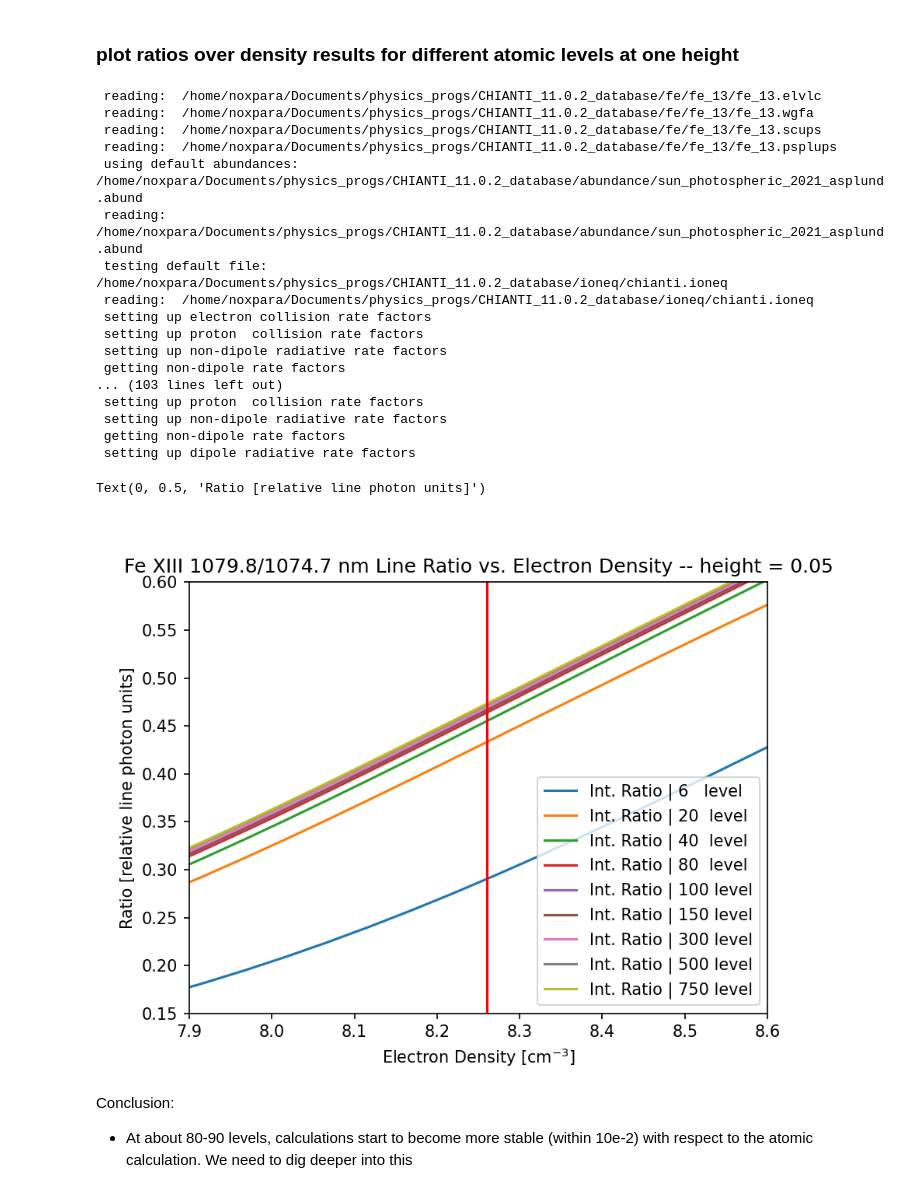
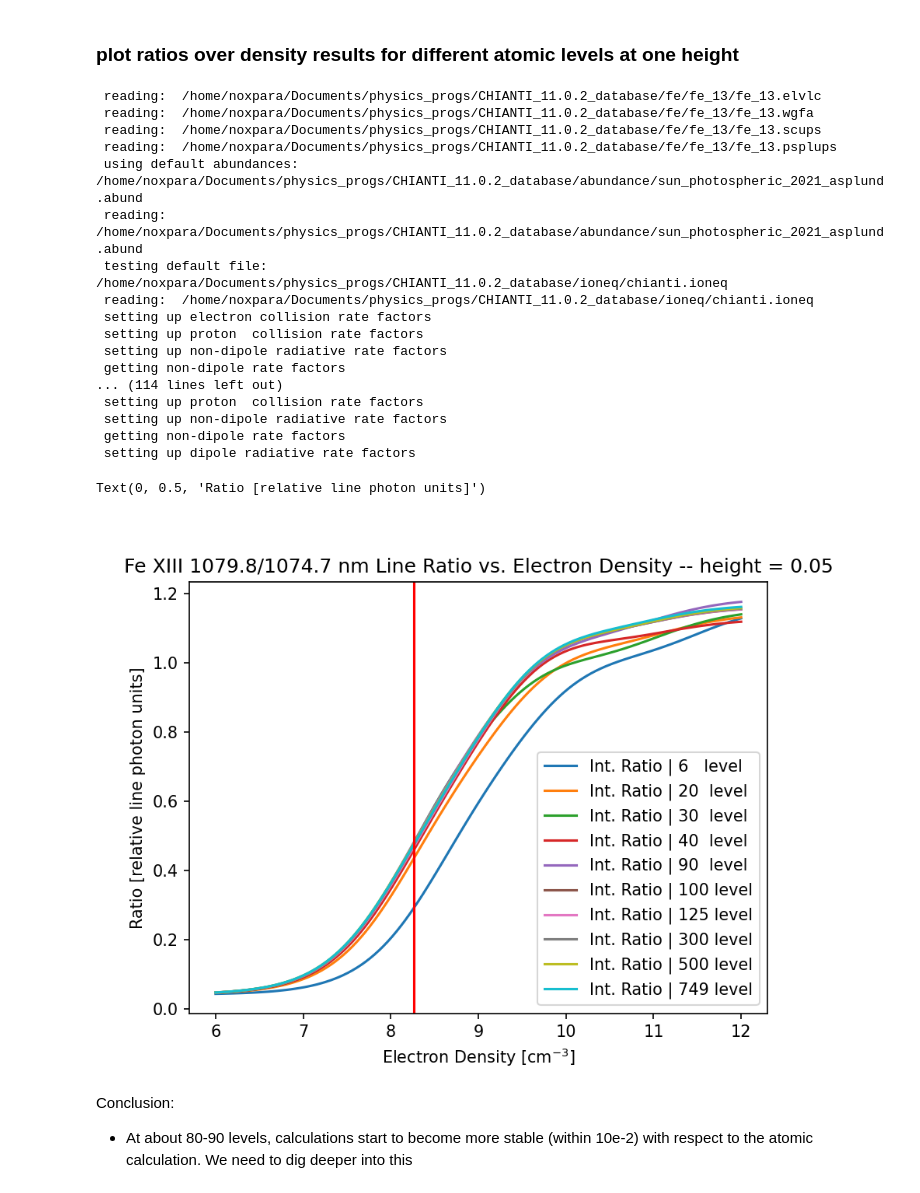
Before and after one commit to arparaschiv/FeXIII-coronal-density, a Jupyter notebook: PyCELP_generate_lookup.ipynb, the cells around one changed output. Saved outputs shown, nothing was run; the diff lists cells and outputs as text; code cells hidden in the pictures.

Commit message:
update-calcs

```diff
--- a/PyCELP_generate_lookup.ipynb
+++ b/PyCELP_generate_lookup.ipynb
@@ -38,7 +38,7 @@ os.environ["XUVTOP"] = '/home/noxpara/Documents/physics_progs/CHIANTI_11.0.2_dat
 
 %matplotlib widget
 # %%
-la   = 750          ### Number of levels to include when doing the statistical equiblibrium and radiative transfer equations. The database has ~750 levels. Anything above 100 levels shoudl be enough.
+la   = 200          ### Number of levels to include when doing the statistical equiblibrium and radiative transfer equations. The database has ~750 levels. Anything above 100 levels shoudl be enough.
 fe13 = pycelp.Ion('fe_13',nlevels = la)
 ## some useful prints of the Ion parameters extracted from the database
 #print("\n",fe13,"\n")                ## show extracted ion spacifications
@@ -181,7 +179,7 @@ Text(0, 0.5, 'Ratio [relative line photon units]')
 # %%
 
 eheight      = 0.05#np.linspace(0.01,1.00,99)       ## solar radius units above the limb/photosphere. This corresponds to offlimb heights of 1-2 solar radius, with intervals of 0.01
-intensities1 = np.zeros((2,len(densities),9))
+intensities1 = np.zeros((2,len(densities),10))
 
 fe13 = pycelp.Ion('fe_13',nlevels = 6)
 for d,edens in enumerate(densities):
@@ -199,7 +197,7 @@ for d,edens in enumerate(densities):
     intensities1[0,d,1] = ln1.calc_Iemiss()[0]
     intensities1[1,d,1] = ln2.calc_Iemiss()[0]
 
-fe13 = pycelp.Ion('fe_13',nlevels = 40)
+fe13 = pycelp.Ion('fe_13',nlevels = 30)
 for d,edens in enumerate(densities):
     fe13.calc_rho_sym(edens,electron_temperature,eheight, thetaBlocal, include_limbdark=True, include_protons=True)
     ln1 = fe13.get_emissionLine(10747.)
@@ -207,7 +205,7 @@ for d,edens in enumerate(densities):
     intensities1[0,d,2] = ln1.calc_Iemiss()[0]
     intensities1[1,d,2] = ln2.calc_Iemiss()[0]
 
-fe13 = pycelp.Ion('fe_13',nlevels = 80)
+fe13 = pycelp.Ion('fe_13',nlevels = 40)
 for d,edens in enumerate(densities):
     fe13.calc_rho_sym(edens,electron_temperature,eheight, thetaBlocal, include_limbdark=True, include_protons=True)
     ln1 = fe13.get_emissionLine(10747.)
@@ -215,7 +213,7 @@ for d,edens in enumerate(densities):
     intensities1[0,d,3] = ln1.calc_Iemiss()[0]
     intensities1[1,d,3] = ln2.calc_Iemiss()[0]
 
-fe13 = pycelp.Ion('fe_13',nlevels = 100)
+fe13 = pycelp.Ion('fe_13',nlevels = 90)
 for d,edens in enumerate(densities):
     fe13.calc_rho_sym(edens,electron_temperature,eheight, thetaBlocal, include_limbdark=True, include_protons=True)
     ln1 = fe13.get_emissionLine(10747.)
@@ -223,7 +221,7 @@ for d,edens in enumerate(densities):
     intensities1[0,d,4] = ln1.calc_Iemiss()[0]
     intensities1[1,d,4] = ln2.calc_Iemiss()[0]
 
-fe13 = pycelp.Ion('fe_13',nlevels = 150)
+fe13 = pycelp.Ion('fe_13',nlevels = 100)
 for d,edens in enumerate(densities):
     fe13.calc_rho_sym(edens,electron_temperature,eheight, thetaBlocal, include_limbdark=True, include_protons=True)
     ln1 = fe13.get_emissionLine(10747.)
@@ -231,7 +229,7 @@ for d,edens in enumerate(densities):
     intensities1[0,d,5] = ln1.calc_Iemiss()[0]
     intensities1[1,d,5] = ln2.calc_Iemiss()[0]
 
-fe13 = pycelp.Ion('fe_13',nlevels = 300)
+fe13 = pycelp.Ion('fe_13',nlevels = 125)
 for d,edens in enumerate(densities):
     fe13.calc_rho_sym(edens,electron_temperature,eheight, thetaBlocal, include_limbdark=True, include_protons=True)
     ln1 = fe13.get_emissionLine(10747.)
@@ -239,7 +237,7 @@ for d,edens in enumerate(densities):
     intensities1[0,d,6] = ln1.calc_Iemiss()[0]
     intensities1[1,d,6] = ln2.calc_Iemiss()[0]
 
-fe13 = pycelp.Ion('fe_13',nlevels = 500)
+fe13 = pycelp.Ion('fe_13',nlevels = 300)
 for d,edens in enumerate(densities):
     fe13.calc_rho_sym(edens,electron_temperature,eheight, thetaBlocal, include_limbdark=True, include_protons=True)
     ln1 = fe13.get_emissionLine(10747.)
@@ -247,13 +245,21 @@ for d,edens in enumerate(densities):
     intensities1[0,d,7] = ln1.calc_Iemiss()[0]
     intensities1[1,d,7] = ln2.calc_Iemiss()[0]
 
-fe13 = pycelp.Ion('fe_13',nlevels = 750)
+fe13 = pycelp.Ion('fe_13',nlevels = 500)
 for d,edens in enumerate(densities):
     fe13.calc_rho_sym(edens,electron_temperature,eheight, thetaBlocal, include_limbdark=True, include_protons=True)
     ln1 = fe13.get_emissionLine(10747.)
     ln2 = fe13.get_emissionLine(10789.)
     intensities1[0,d,8] = ln1.calc_Iemiss()[0]
     intensities1[1,d,8] = ln2.calc_Iemiss()[0]
+
+fe13 = pycelp.Ion('fe_13',nlevels = 749)
+for d,edens in enumerate(densities):
+    fe13.calc_rho_sym(edens,electron_temperature,eheight, thetaBlocal, include_limbdark=True, include_protons=True)
+    ln1 = fe13.get_emissionLine(10747.)
+    ln2 = fe13.get_emissionLine(10789.)
+    intensities1[0,d,9] = ln1.calc_Iemiss()[0]
+    intensities1[1,d,9] = ln2.calc_Iemiss()[0]
 # %% [output]
  reading:  /home/noxpara/Documents/physics_progs/CHIANTI_11.0.2_database/fe/fe_13/fe_13.elvlc
  reading:  /home/noxpara/Documents/physics_progs/CHIANTI_11.0.2_database/fe/fe_13/fe_13.wgfa
@@ -267,7 +273,7 @@ for d,edens in enumerate(densities):
  setting up proton  collision rate factors
  setting up non-dipole radiative rate factors
  getting non-dipole rate factors
-... (103 lines left out)
+... (114 lines left out)
  setting up proton  collision rate factors
  setting up non-dipole radiative rate factors
  getting non-dipole rate factors
@@ -275,28 +281,29 @@ for d,edens in enumerate(densities):
 # %%
 plt.figure()
 
 densities1=np.log10(densities)
 
 plt.plot(densities1,intensities1[1,:,0] / intensities1[0,:,0]  ,label = r'Int. Ratio | 6   level')
 plt.plot(densities1,intensities1[1,:,1] / intensities1[0,:,1]  ,label = r'Int. Ratio | 20  level')
-plt.plot(densities1,intensities1[1,:,2] / intensities1[0,:,2]  ,label = r'Int. Ratio | 40  level')
-plt.plot(densities1,intensities1[1,:,3] / intensities1[0,:,3]  ,label = r'Int. Ratio | 80  level')
-plt.plot(densities1,intensities1[1,:,4] / intensities1[0,:,4]  ,label = r'Int. Ratio | 100 level')
-plt.plot(densities1,intensities1[1,:,5] / intensities1[0,:,5]  ,label = r'Int. Ratio | 150 level')
-plt.plot(densities1,intensities1[1,:,6] / intensities1[0,:,6]  ,label = r'Int. Ratio | 300 level')
-plt.plot(densities1,intensities1[1,:,7] / intensities1[0,:,7]  ,label = r'Int. Ratio | 500 level')
-plt.plot(densities1,intensities1[1,:,8] / intensities1[0,:,8]  ,label = r'Int. Ratio | 750 level')
+plt.plot(densities1,intensities1[1,:,2] / intensities1[0,:,1]  ,label = r'Int. Ratio | 30  level')
+plt.plot(densities1,intensities1[1,:,3] / intensities1[0,:,2]  ,label = r'Int. Ratio | 40  level')
+plt.plot(densities1,intensities1[1,:,4] / intensities1[0,:,3]  ,label = r'Int. Ratio | 90  level')
+plt.plot(densities1,intensities1[1,:,5] / intensities1[0,:,4]  ,label = r'Int. Ratio | 100 level')
+plt.plot(densities1,intensities1[1,:,6] / intensities1[0,:,5]  ,label = r'Int. Ratio | 125 level')
+plt.plot(densities1,intensities1[1,:,7] / intensities1[0,:,6]  ,label = r'Int. Ratio | 300 level')
+plt.plot(densities1,intensities1[1,:,8] / intensities1[0,:,7]  ,label = r'Int. Ratio | 500 level')
+plt.plot(densities1,intensities1[1,:,9] / intensities1[0,:,8]  ,label = r'Int. Ratio | 749 level')
 plt.legend()
 #plt.xscale('log')
-plt.xlim(7.9,8.6)
-plt.ylim(0.15,0.6)
+#plt.xlim(7.9,8.6)
+#plt.ylim(0.15,0.6)
 plt.axvline(8.26,color="r")
 plt.xlabel('Electron Density [cm$^{-3}$]')
 plt.title('Fe XIII 1079.8/1074.7 nm Line Ratio vs. Electron Density -- height = '+ str(eheight))
 plt.ylabel('Ratio [relative line photon units]')
 # %% [output]
 Text(0, 0.5, 'Ratio [relative line photon units]')
-[figure, old version]
+[figure, new version]
 # %% [markdown]
 Conclusion:
 
```
Also changed, not shown: parts of 7 cells of this notebook, 1 other file.
